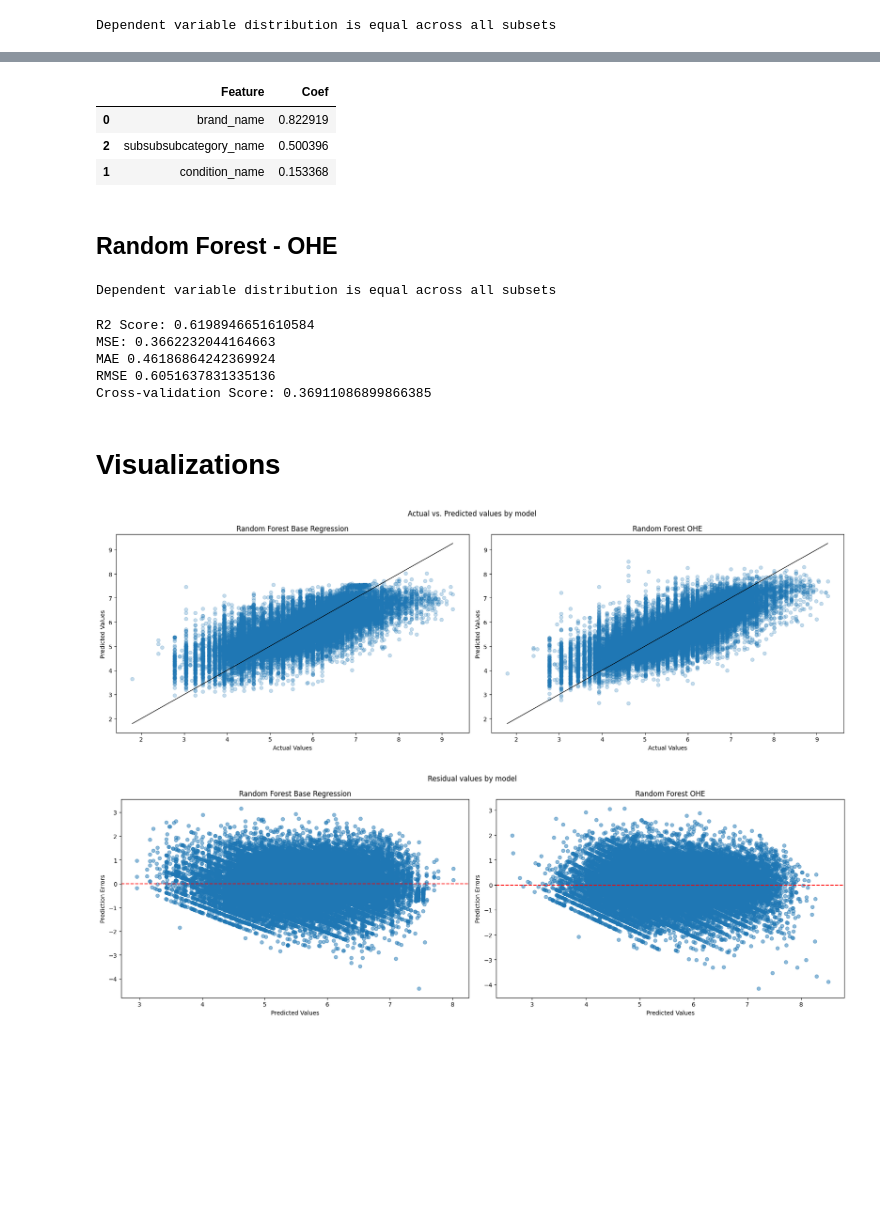
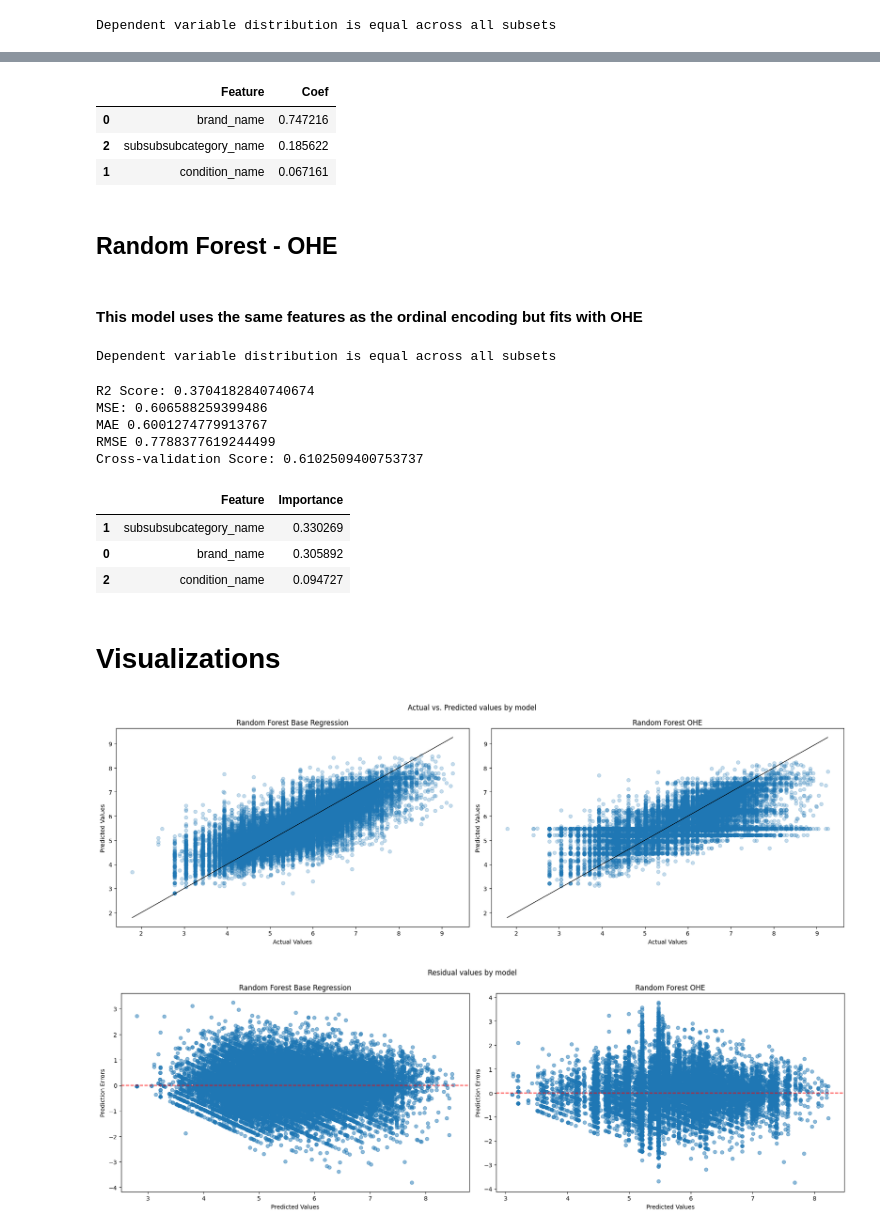
Before and after one commit to RasKrebs/pricing_wizards, a Jupyter notebook: notebooks/random_forest.ipynb, the cells around one changed output, grey strips where cells are left out. Drawn from its saved outputs; the diff is of its cells as text; code cells hidden in the pictures; blank space fills up the shorter version.

```diff
--- a/notebooks/random_forest.ipynb
+++ b/notebooks/random_forest.ipynb
@@ -65,5 +65,5 @@ with zipfile.ZipFile(f'{model_dir}/prediction_random_forest.pkl.zip', 'r') as zi
     # Extract all contents to the specified directory
     zip_ref.extractall(model_dir)
 
-random_forest = load_model(f'{model_dir}/base_regression.pkl')
+random_forest = load_model(f'{model_dir}/prediction_random_forest.pkl')
 # %% [output]
@@ -127,17 +133,21 @@ feature_importance.sort_values(by='Importance', ascending=False)
 # %%
 # Feature importance based on regressor coefficients
-model_coef = random_forest.coef_
-feature_importance = pd.DataFrame({'Feature': drop_helpers(data.X_train).columns, 'Coef': model_coef})
+feature_importances = random_forest.feature_importances_
+feature_importance = pd.DataFrame({'Feature': drop_helpers(data.X_train).columns, 'Coef': feature_importances})
 feature_importance.sort_values(by='Coef', ascending=False)
 # %% [output]
 |  | Feature | Coef |
-| 0 | brand_name | 0.822919 |
-| 2 | subsubsubcategory_name | 0.500396 |
-| 1 | condition_name | 0.153368 |
+| 0 | brand_name | 0.747216 |
+| 2 | subsubsubcategory_name | 0.185622 |
+| 1 | condition_name | 0.067161 |
 # %%
 data.reset_dataset()
 # %% [markdown]
 ## Random Forest - OHE
+# %% [markdown]
+#### This model uses the same features as the ordinal encoding but fits with OHE
+# %%
+data.df = data.df[["log_listing_price", "brand_name", "subsubsubcategory_name", "condition_name"]]
 # %%
 # Split data
 data.stratify_train_test_split(y_column='log_listing_price',
@@ -176,8 +186,18 @@ y_test_ohe = data.y_test
 regression_accuracy(y_pred_test_ohe, y_test_ohe)
 print("Cross-validation Score:", mse_mean_cv)
 # %% [output]
-R2 Score: 0.6198946651610584
-MSE: 0.3662232044164663
-MAE 0.46186864242369924
-RMSE 0.6051637831335136
-Cross-validation Score: 0.36911086899866385
+R2 Score: 0.3704182840740674
+MSE: 0.606588259399486
+MAE 0.6001274779913767
+RMSE 0.7788377619244499
+Cross-validation Score: 0.6102509400753737
+# %%
+# Calculate permutation importances for the regressor to have a similar metric between the models
+permut_importances = permutation_importance(pipeline, drop_helpers(data.X_test), y_test_ohe, n_repeats=10, random_state=42).importances_mean
+feature_importance = pd.DataFrame({'Feature': drop_helpers(data.X_train).columns, 'Importance': permut_importances})
+feature_importance.sort_values(by='Importance', ascending=False)
+# %% [output]
+|  | Feature | Importance |
+| 1 | subsubsubcategory_name | 0.330269 |
+| 0 | brand_name | 0.305892 |
+| 2 | condition_name | 0.094727 |
@@ -186,7 +208,7 @@ Cross-validation Score: 0.36911086899866385
 # %%
 # actual vs predicted
 pipelines = [(y_pred_test_base, y_test_base), (y_pred_test_ohe, y_test_ohe)]
-labels= ["Random Forest Base Regression", "Random Forest OHE"]
+labels= ["Random Forest Base Regression", "Random Forest OHE", "Random Forest OHE Reduced"]
 
 num_pipelines = len(pipelines)
 num_cols = 2
@@ -206,29 +228,29 @@ plt.suptitle("Actual vs. Predicted values by model")
 
 plt.show(fig)
 # %% [output]
-[figure, old version]
+[figure, new version]
 # %%
 pipelines = [(y_pred_test_base, y_test_base), (y_pred_test_ohe, y_test_ohe)]
-labels= ["Random Forest Base Regression", "Random Forest OHE"]
+labels= ["Random Forest Base Regression", "Random Forest OHE", "Random Forest OHE Reduced"]
 
 num_pipelines = len(pipelines)
 num_cols = 2
 num_rows = math.ceil(num_pipelines / num_cols)
 
 fig, axs = plt.subplots(num_rows, num_cols, figsize=(18, 6*num_rows), tight_layout=True)
 
 for i, (y_pred, y_test) in enumerate(pipelines):
     # Calculate residuals
     prediction_error = y_test - y_pred
 
     # Plot the scatter plot on the specific subplot
     axs[i].scatter(y_pred, prediction_error, alpha=0.5)
     axs[i].axhline(y=0, color='r', linestyle='--')
     axs[i].set_title(labels[i])
     axs[i].set_xlabel('Predicted Values')
     axs[i].set_ylabel('Prediction Errors')
 
 plt.suptitle("Residual values by model")
 plt.show()
 # %% [output]
-[figure, old version]
+[figure, new version]
```
Also changed, not shown: parts of 6 cells of this notebook, 1 other file.
